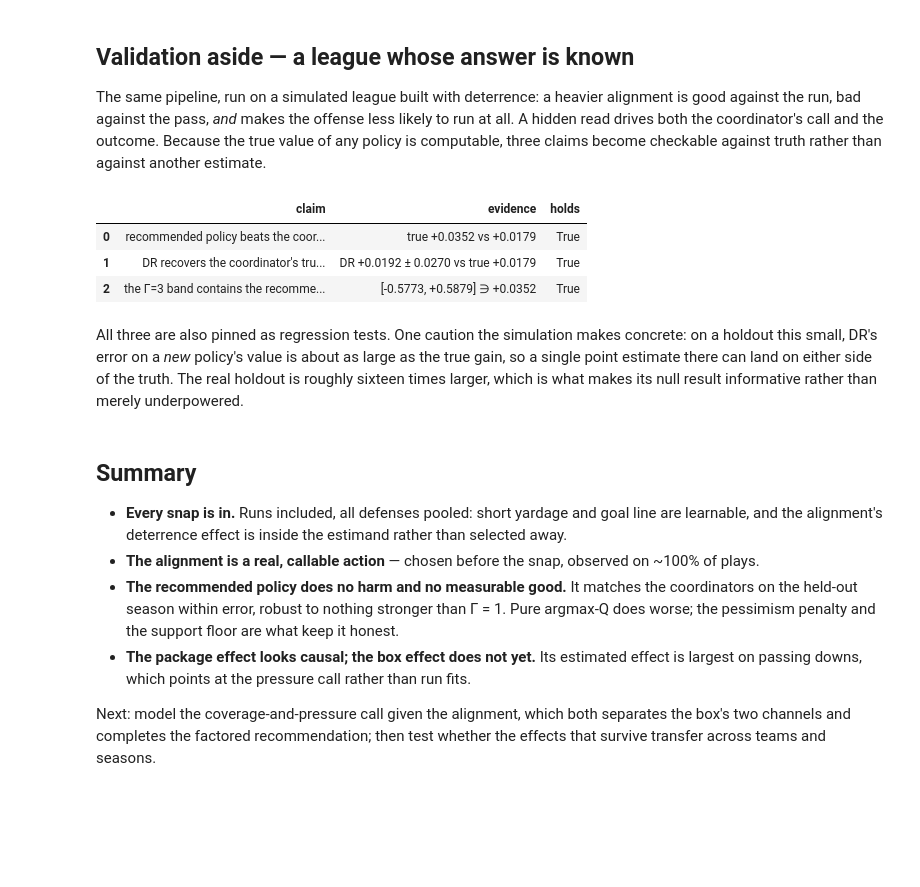
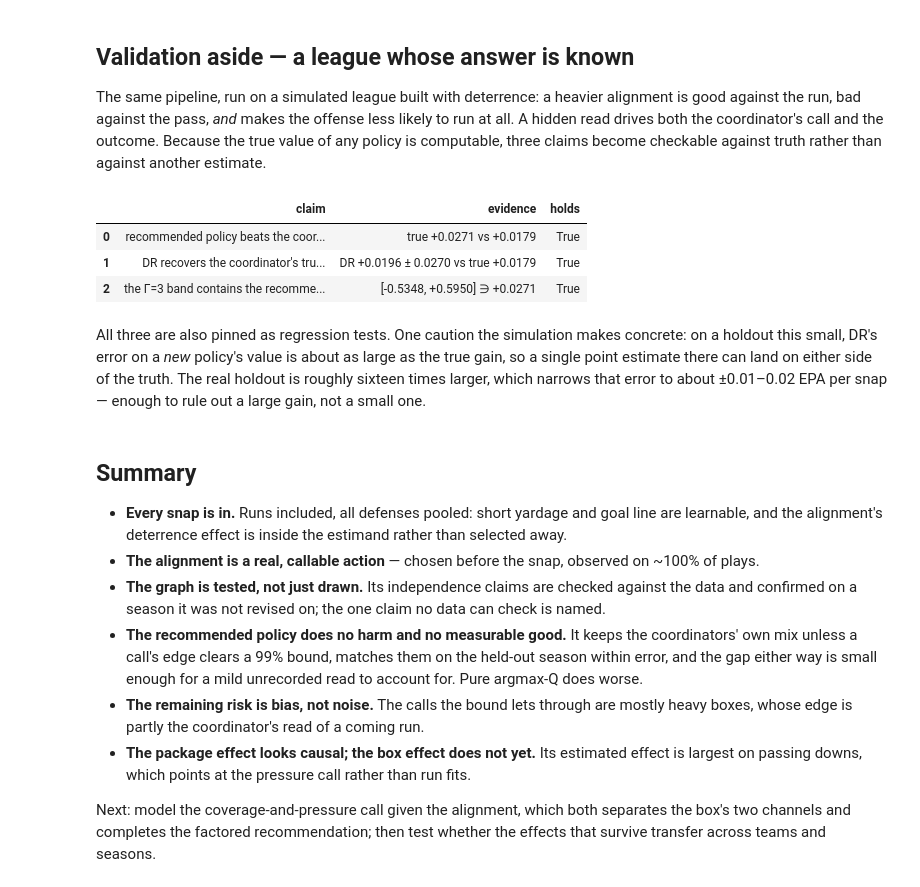
Before and after one commit to pendsec/nfl-playcalling, a Jupyter notebook: notebooks/v3_pipeline_walkthrough.ipynb, the cells around one changed output. Drawn from its saved outputs; the diff is of its cells as text; code cells hidden in the pictures; blank space fills up the shorter version.

Commit message:
Update outcome model to remove bias for heavy boxes

```diff
--- a/notebooks/v3_pipeline_walkthrough.ipynb
+++ b/notebooks/v3_pipeline_walkthrough.ipynb
@@ -388,35 +501,36 @@ estimate.
 # %%
 scfg = {**cfg, "data": {**cfg["data"]}}
 syn = build_dataset(generate_synthetic_alignment(9000, seed=11, seasons=S), scfg)
 s_tr, s_te = time_aware_split(syn, cfg["data"]["holdout_season"])
 s_beh, _ = fit_behavior_model(s_tr, scfg); s_q = fit_q_model(s_tr, scfg)
-s_out = learn_conservative_policy(s_tr, s_q, s_beh, scfg).act(s_te.df)
+s_out = learn_safe_policy(s_tr, s_q, s_beh, scfg, fit_q_ensemble(s_tr, scfg)).act(s_te.df)
 sd = s_te.df; sa = sd["action"].to_numpy(); sr = sd["reward"].to_numpy()
 sQ = s_q.predict_all_actions(sd); spib = s_beh.propensity(sd)
 dr_b = dr_policy_value(sQ, spib, spib, sa, sr, clip)
 band = sensitivity_bounds(sQ, spib, s_out["policy_probs"], sa, sr, [1.0, 3.0], clip).set_index("gamma")
-t_b, t_p = true_alignment_value(sd, sa), true_alignment_value(sd, s_out["chosen"])
+played = np.where(s_out["deferred"], sa, s_out["chosen"])  # deferring = the logged call
+t_b, t_p = true_alignment_value(sd, sa), true_alignment_value(sd, played)
 pd.DataFrame({
     "claim": ["recommended policy beats the coordinator in truth",
               "DR recovers the coordinator's true value",
               "the Γ=3 band contains the recommended policy's true value"],
     "evidence": [f"true {t_p:+.4f} vs {t_b:+.4f}",
                  f"DR {dr_b.value:+.4f} ± {1.96*dr_b.se:.4f} vs true {t_b:+.4f}",
                  f"[{band.loc[3.0,'v_lower']:+.4f}, {band.loc[3.0,'v_upper']:+.4f}] ∋ {t_p:+.4f}"],
     "holds": [t_p > t_b, abs(dr_b.value - t_b) <= 3 * dr_b.se,
               band.loc[3.0, "v_lower"] <= t_p <= band.loc[3.0, "v_upper"]],
 })
 # %% [output]
 |  | claim | evidence | holds |
-| 0 | recommended policy beats the coor... | true +0.0352 vs +0.0179 | True |
-| 1 | DR recovers the coordinator's tru... | DR +0.0192 ± 0.0270 vs true +0.0179 | True |
-| 2 | the Γ=3 band contains the recomme... | [-0.5773, +0.5879] ∋ +0.0352 | True |
+| 0 | recommended policy beats the coor... | true +0.0271 vs +0.0179 | True |
+| 1 | DR recovers the coordinator's tru... | DR +0.0196 ± 0.0270 vs true +0.0179 | True |
+| 2 | the Γ=3 band contains the recomme... | [-0.5348, +0.5950] ∋ +0.0271 | True |
 # %% [markdown]
 All three are also pinned as regression tests. One caution the simulation makes concrete: on a
 holdout this small, DR's error on a *new* policy's value is about as large as the true gain,
 so a single point estimate there can land on either side of the truth. The real holdout is
-roughly sixteen times larger, which is what makes its null result informative rather than
-merely underpowered.
+roughly sixteen times larger, which narrows that error to about ±0.01–0.02 EPA per snap — enough
+to rule out a large gain, not a small one.
 # %% [markdown]
 ## Summary
 
@@ -425,9 +539,14 @@ merely underpowered.
   selected away.
 - **The alignment is a real, callable action** — chosen before the snap, observed on ~100% of
   plays.
-- **The recommended policy does no harm and no measurable good.** It matches the coordinators
-  on the held-out season within error, robust to nothing stronger than Γ = 1. Pure argmax-Q
-  does worse; the pessimism penalty and the support floor are what keep it honest.
+- **The graph is tested, not just drawn.** Its independence claims are checked against the data
+  and confirmed on a season it was not revised on; the one claim no data can check is named.
+- **The recommended policy does no harm and no measurable good.** It keeps the coordinators'
+  own mix unless a call's edge clears a 99% bound, matches them on the held-out season within
+  error, and the gap either way is small enough for a mild unrecorded read to account for. Pure
+  argmax-Q does worse.
+- **The remaining risk is bias, not noise.** The calls the bound lets through are mostly heavy
+  boxes, whose edge is partly the coordinator's read of a coming run.
 - **The package effect looks causal; the box effect does not yet.** Its estimated effect is
   largest on passing downs, which points at the pressure call rather than run fits.
 
```
Also changed, not shown: parts of 17 cells of this notebook, 16 other files.
